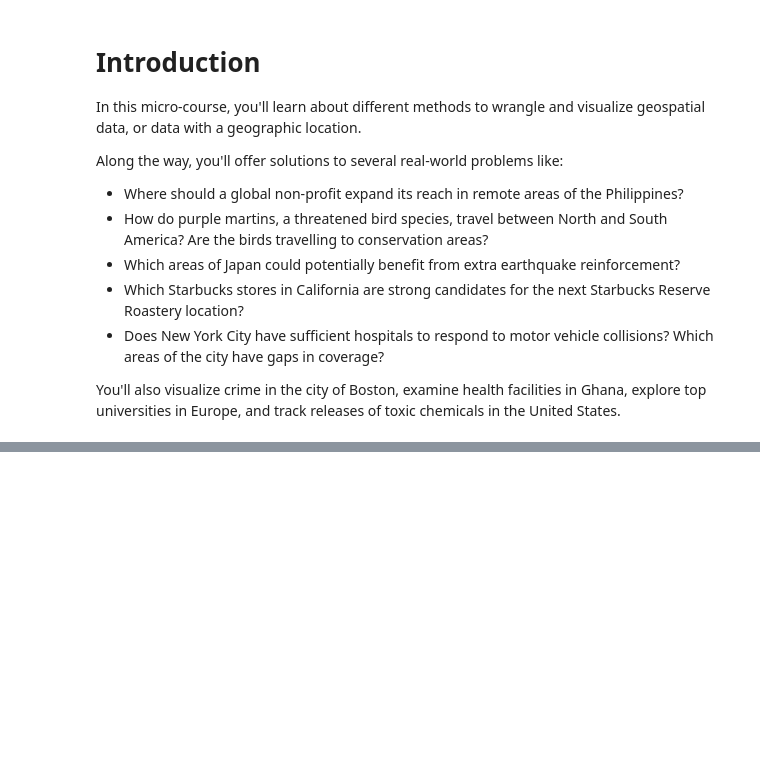
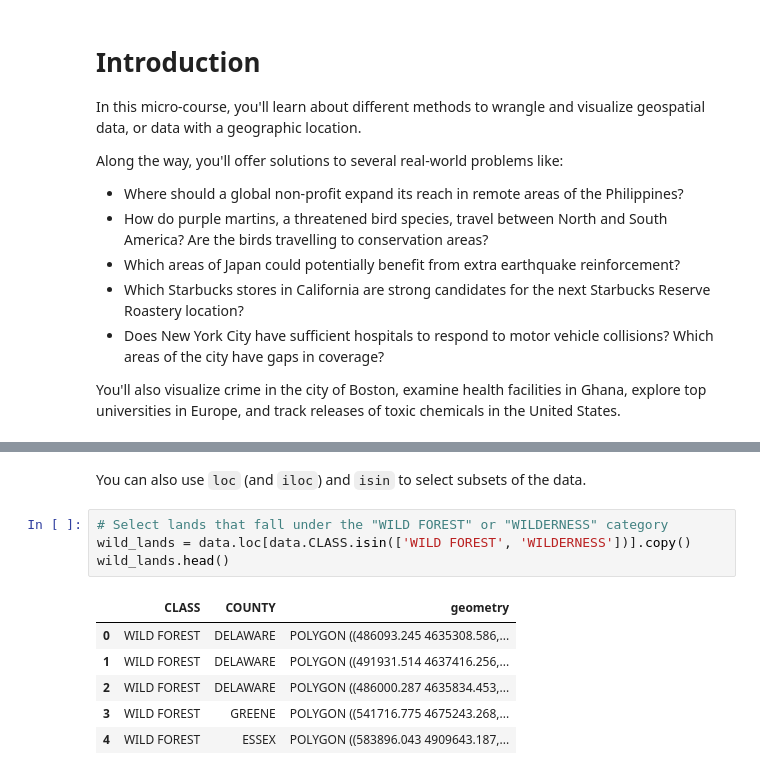
Before and after one commit to bcjspiros/edu-kaggle-GeospatialAnalysis, a Jupyter notebook: notebooks/Python/FirstMap.ipynb, the cells around one changed output, grey strips where cells are left out. Drawn from its saved outputs; the diff is of its cells as text; blank space fills up the shorter version.

```diff
--- a/notebooks/Python/FirstMap.ipynb
+++ b/notebooks/Python/FirstMap.ipynb
@@ -23,0 +70,13 @@ The next code cell loads a shapefile containing information about forests, wilde
+# %% [markdown]
+You can also use `loc` (and `iloc`) and `isin` to select subsets of the data.
+# %%
+# Select lands that fall under the "WILD FOREST" or "WILDERNESS" category
+wild_lands = data.loc[data.CLASS.isin(['WILD FOREST', 'WILDERNESS'])].copy()
+wild_lands.head()
+# %% [output]
+|  | CLASS | COUNTY | geometry |
+| 0 | WILD FOREST | DELAWARE | POLYGON ((486093.245 4635308.586,... |
+| 1 | WILD FOREST | DELAWARE | POLYGON ((491931.514 4637416.256,... |
+| 2 | WILD FOREST | DELAWARE | POLYGON ((486000.287 4635834.453,... |
+| 3 | WILD FOREST | GREENE | POLYGON ((541716.775 4675243.268,... |
+| 4 | WILD FOREST | ESSEX | POLYGON ((583896.043 4909643.187,... |
```
Also changed, not shown: parts of 19 cells of this notebook, 33 other files.
